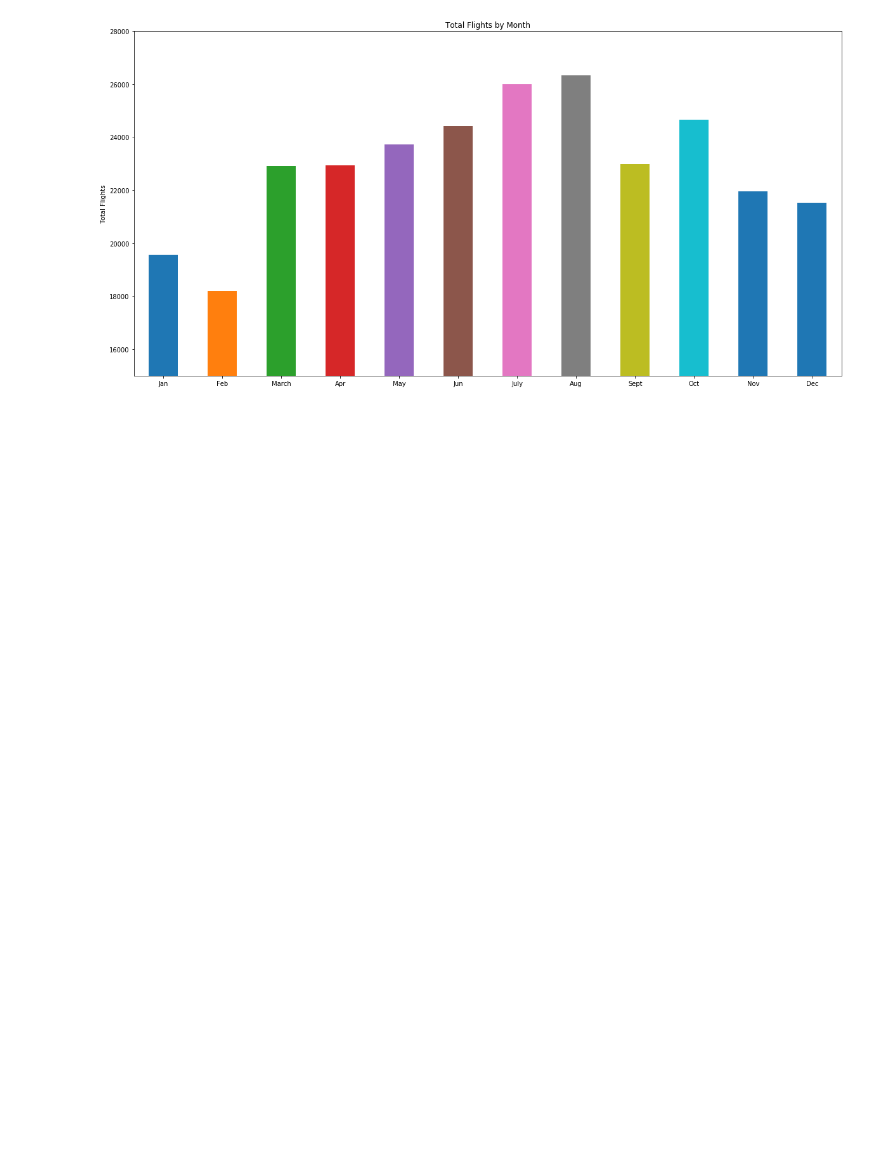
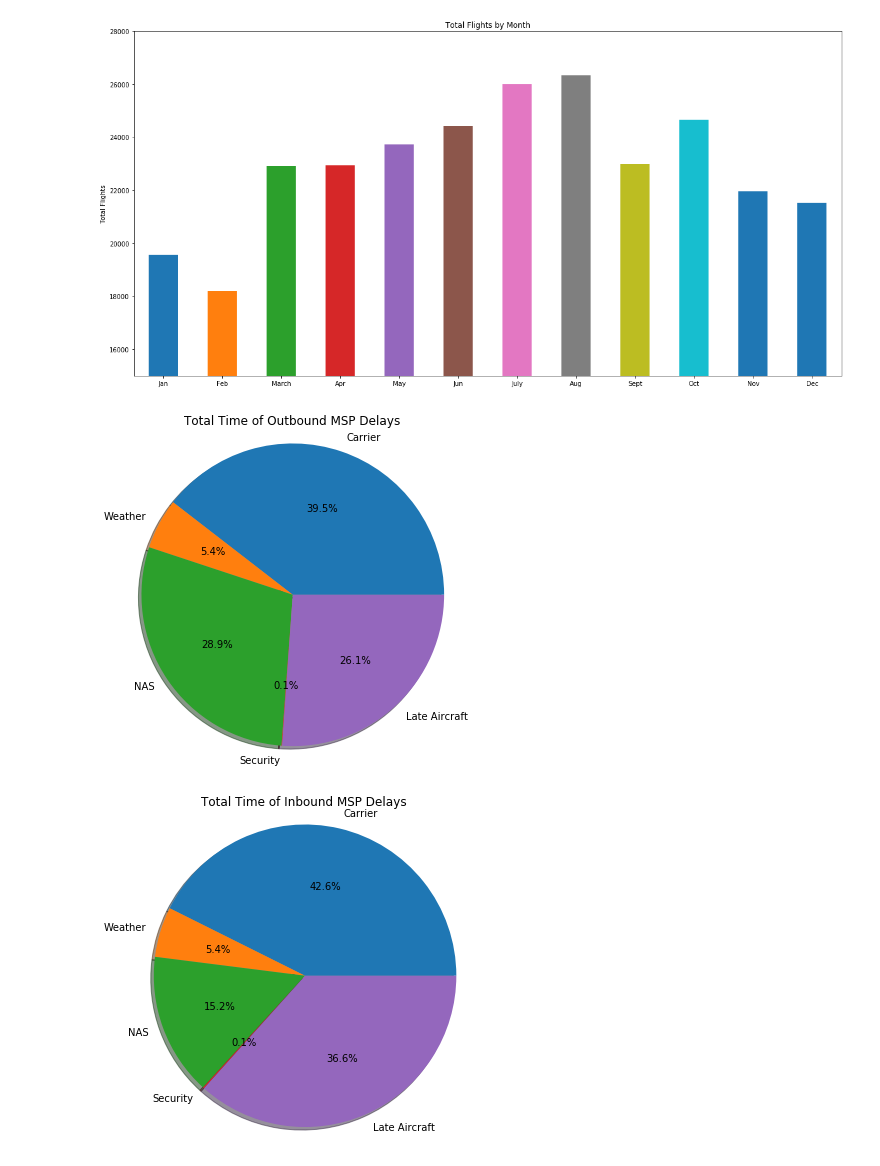
Before and after one commit to HWspam/Delorean, a Jupyter notebook: Delay_Date.ipynb, the cells around one changed output. Saved outputs shown, nothing was run; the diff lists cells and outputs as text; code cells hidden in the pictures; blank space fills up the shorter version.

Commit message:
Updated with Pie plots of delay types

```diff
--- a/Delay_Date.ipynb
+++ b/Delay_Date.ipynb
@@ -5,7 +5,8 @@ import scipy.stats as stats
 import numpy as np
 
 df = pd.read_csv("Resources/cleaned_df.csv", low_memory=False)
-df=df[["MONTH","ARR_DELAY","ORIGIN_AIRPORT","DAY_OF_WEEK","DEST_AIRPORT","ACTUAL_ELAPSED_TIME"]]
+df=df[["MONTH","ARR_DELAY","ORIGIN_AIRPORT","DAY_OF_WEEK","DEST_AIRPORT","ACTUAL_ELAPSED_TIME","CARRIER_DELAY","WEATHER_DELAY",
+      "NAS_DELAY","SECURITY_DELAY","LATE_AIRCRAFT_DELAY"]]
 df_outbound=df.loc[df["ORIGIN_AIRPORT"]=="Minneapolis-Saint Paul International Airport",:]
 df_inbound=df.loc[df["DEST_AIRPORT"]=="Minneapolis-Saint Paul International Airport",:]
 
@@ -190,3 +191,23 @@ plt.savefig("Resources/Flight_Total_Month.png")
 plt.show()
 # %% [output]
 [figure]
+# %%
+df_outbound_delay=df_outbound[["CARRIER_DELAY","WEATHER_DELAY","NAS_DELAY","SECURITY_DELAY","LATE_AIRCRAFT_DELAY"]].fillna(0).sum()
+df_inbound_delay=df_inbound[["CARRIER_DELAY","WEATHER_DELAY","NAS_DELAY","SECURITY_DELAY","LATE_AIRCRAFT_DELAY"]].fillna(0).sum()
+
+plt.figure(figsize=(6,6))
+plt.pie(df_outbound_delay, labels=["Carrier","Weather","NAS","Security","Late Aircraft"], autopct="%1.1f%%", shadow=True)
+plt.title("Total Time of Outbound MSP Delays")
+plt.axis("equal")
+plt.savefig("Resources/Total_outbound_delay.png")
+plt.show()
+
+plt.figure(figsize=(6,6))
+plt.pie(df_inbound_delay, labels=["Carrier","Weather","NAS","Security","Late Aircraft"], autopct="%1.1f%%", shadow=True)
+plt.title("Total Time of Inbound MSP Delays")
+plt.axis("equal")
+plt.savefig("Resources/Total_inbound_delay.png")
+plt.show()
+# %% [output]
+[figure, added]
+[figure, added]
```
Also changed, not shown: parts of 1 cell of this notebook, 7 other files.
